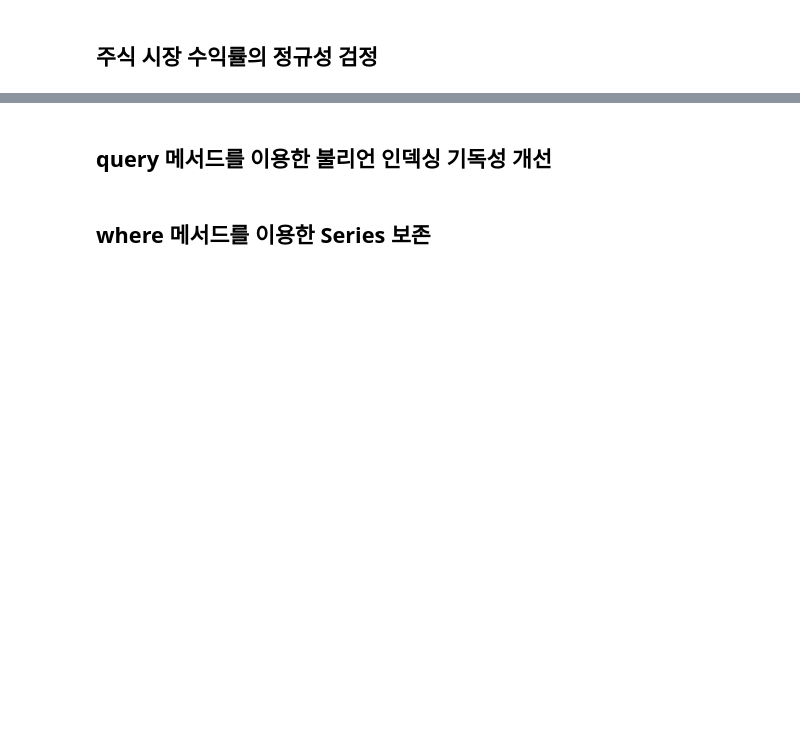
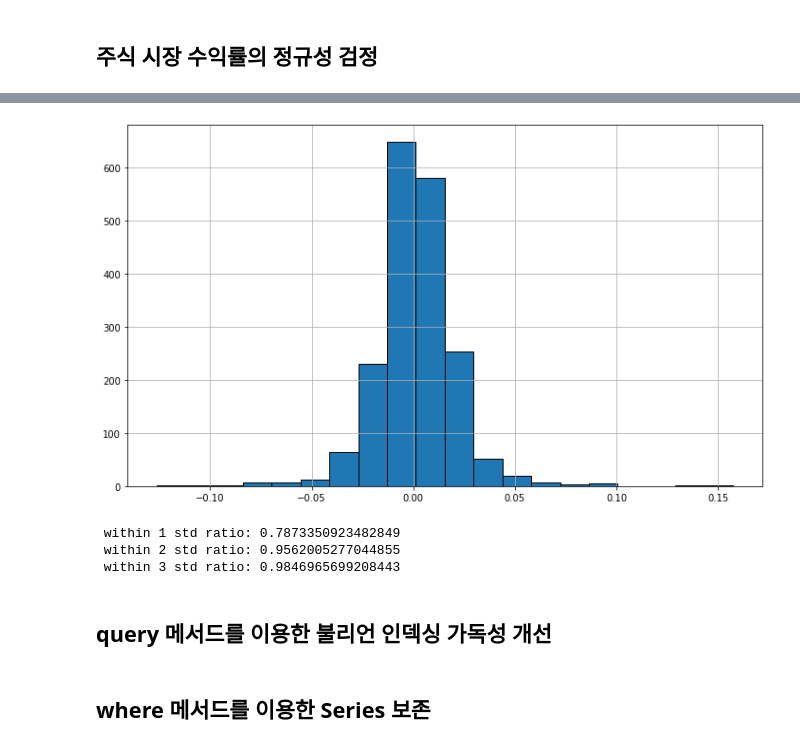
Before and after one commit to SeunghyeunBaek/TIL, a Jupyter notebook: 12_pandas_cookbook/5_boolean_indexing.ipynb, the cells around one changed output, grey strips where cells are left out. Saved outputs shown, nothing was run; the diff lists cells and outputs as text; code cells hidden in the pictures; blank space fills up the shorter version.

```diff
--- a/12_pandas_cookbook/5_boolean_indexing.ipynb
+++ b/12_pandas_cookbook/5_boolean_indexing.ipynb
@@ -125,2 +406,7 @@ dtype: bool
 # %% [markdown]
 ## 주식 시장 수익률의 정규성 검정
+# %%
+# load & check data
+file_name = 'amzn_stock.csv'
+amzn_df = pd.read_csv(root + file_name)
+amzn_df.head()
@@ -127,5 +420,31 @@ dtype: bool
+# %%
+# 일별 수익률 계산
+amzn_daily_return = amzn_df['Close'].pct_change(periods=1)
+amzn_daily_return.dropna(inplace=True)
+amzn_daily_return.hist(bins=20, edgecolor='k', figsize=[12, 7])
+plt.show()
+# %% [output]
+[figure, added]
+# %%
+# 평균으로부터 n sigma 범위에 있는 데이터 분포
+# 68-95-99
+std = amzn_daily_return.std()
+mean = amzn_daily_return.mean()
+
+# z-score: 평균으로부터 떨어진 거리에 대한 표준편차의 배수
+abs_z_score = amzn_daily_return.sub(mean).abs().div(std)
+
+pcts = [abs_z_score.lt(i) for i in range(1, 4)]  # lt: <
+for i in range(3):
+    print(f' within {i+1} std ratio: {pcts[i].mean()}')
+
+# 정규분포에 비해 꼬리가 얇고 가운데가 두껍다.
+# %% [output]
+ within 1 std ratio: 0.7873350923482849
+ within 2 std ratio: 0.9562005277044855
+ within 3 std ratio: 0.9846965699208443
 # %% [markdown]
-## query 메서드를 이용한 불리언 인덱싱 기독성 개선
+## query 메서드를 이용한 불리언 인덱싱 가독성 개선
 # %% [markdown]
 ## where 메서드를 이용한 Series 보존
 # %% [markdown]
```
Also changed, not shown: parts of 30 cells of this notebook.
